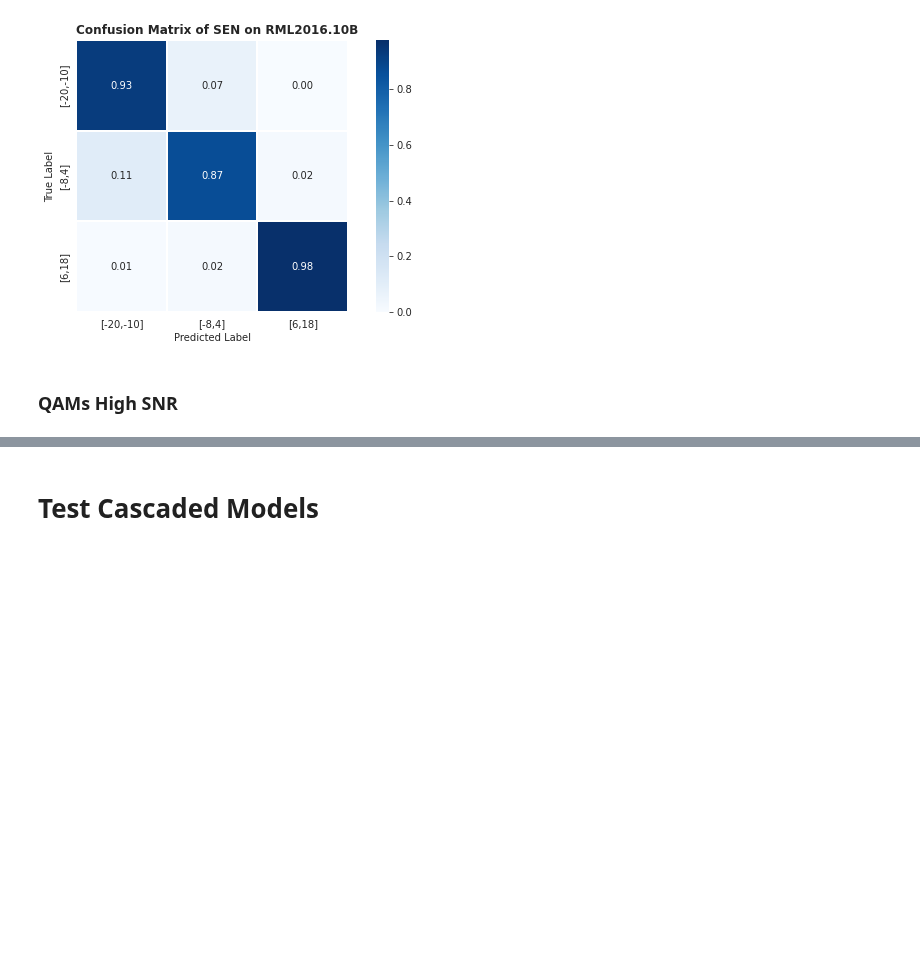
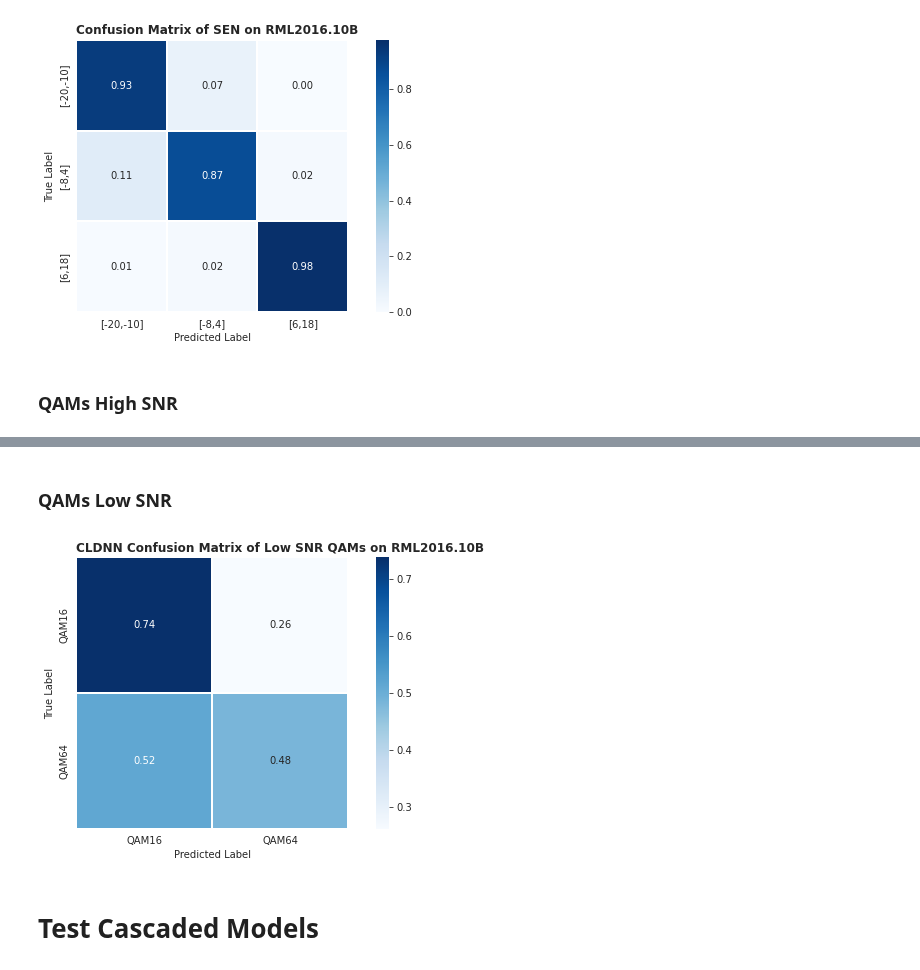
Before and after one commit to YairYarden/DeepCascadingAMC, a Jupyter notebook: Ex1.ipynb, the cells around one changed output, grey strips where cells are left out. Cells and saved outputs as stored; diff of their text form; code cells hidden in the pictures; blank space fills up the shorter version.

```diff
--- a/Ex1.ipynb
+++ b/Ex1.ipynb
@@ -873,3 +1078,12 @@ plt.show()
+# %% [markdown]
+### QAMs Low SNR
+# %%
+qams_cmn = compute_confusion(model=qams_lowSNR_model, data=test_Qams_low_snr, le=le_QAMs)
+title = "CLDNN Confusion Matrix of Low SNR {model_name} on {dataset_name}".format(model_name="QAMs", dataset_name="RML2016.10B")
+fig = plot_confusion(cm=qams_cmn, labels=le_QAMs.labels, title=title)
+plt.show()
+# %% [output]
+[figure, added]
 # %% [markdown]
 # Test Cascaded Models
 # %% [markdown]
```
Also changed, not shown: parts of 27 cells of this notebook.
